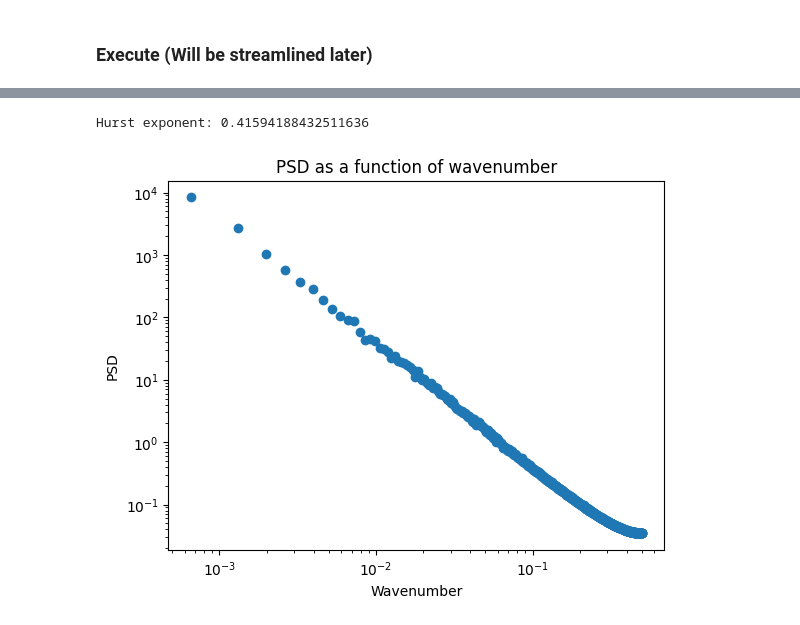
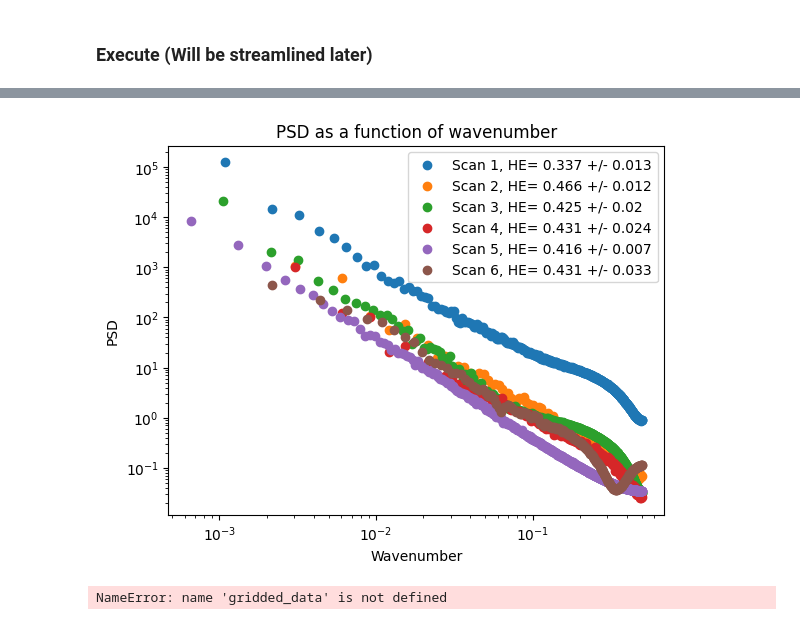
Before and after one commit to LekiYak/mcgill-natural-faults, a Jupyter notebook: src/psd_analysis.ipynb, the cells around one changed output, grey strips where cells are left out. Drawn from its saved outputs; the diff is of its cells as text; code cells hidden in the pictures.

Commit message:
Multiple scans and the beginning of errors. Raw scan files. Added the ability to compare scans. Began extracting errors from the analysis (only statistical). Added raw DEM files of AVLY01 through 05.

```diff
--- a/src/psd_analysis.ipynb
+++ b/src/psd_analysis.ipynb
@@ -13,6 +9,3 @@ Assuming slip to be in the $\pm x$ direction, fault normal to be in the $\pm z$
-# %%
-# Import the data (Only x, y, z coordinates)
-data = np.loadtxt('../surfaces/vertices.txt', usecols=(0,1,2))
 # %% [markdown]
 ### Define functions
 
@@ -121,6 +158,56 @@ gridded_data = interpolate(data) # Interpolate the data onto a regular grid
-# %%
-wavenumber, psd_data = psd(gridded_data) # Calculate the PSD data
-plot_psd_log(wavenumber, psd_data) # Plot the PSD data
-# %% [output]
-Hurst exponent: 0.41594188432511636
-[figure, removed]
+# %%
+# List of files
+prefix = '../surfaces/'
+suffix = '.txt'
+file_list = ['AVLY01/AVLY01_S1', 'AVLY01/AVLY01_S2', 'AVLY02/AVLY02', 'AVLY03/AVLY03', 'AVLY04/AVLY04', 'AVLY05/AVLY05']
+
+# Initiate lists
+name_list = []
+wn_list = []
+psd_list = []
+hurst_list = []
+
+# Load data
+for file in file_list:
+    path = prefix + file + suffix
+    data = load_data(path)
+
+    # Compute
+    fit_data = interpolate(data)
+    wn, ps = psd(fit_data)
+
+    # Append to lists
+    name_list.append(file)
+    wn_list.append(wn)
+    psd_list.append(ps)
+# %%
+plot_psd_log(wn_list, psd_list)
+# %% [output]
+[figure, added]
+# %%
+def plot_fourier(data_array):
+    # Plot the fourier transform of the data
+    fft_data = np.fft.fft(data_array, axis=1)
+
+    # Take the mean of all the rows
+    fft_data = np.mean(fft_data, axis=0)
+
+    # Calculate the wavenumber (reciprocal of frequency)
+    # The wavenumber is the same for each row, so we can just calculate it once
+    wavenumber = np.fft.fftfreq(len(data_array[0]))
+
+    fft_data = fft_data[wavenumber > 0]
+    wavenumber = wavenumber[wavenumber > 0]
+
+    # Only real part
+    fft_data = np.abs(fft_data)
+
+    plt.plot(wavenumber, fft_data)
+    plt.xlim(0, 0.1)
+
+    plt.show()
+
+
+plot_fourier(gridded_data) # Plot the fourier transform of the data
+# %% [output]
+NameError: name 'gridded_data' is not defined
```
Also changed, not shown: parts of 4 cells of this notebook, 9 other files.
